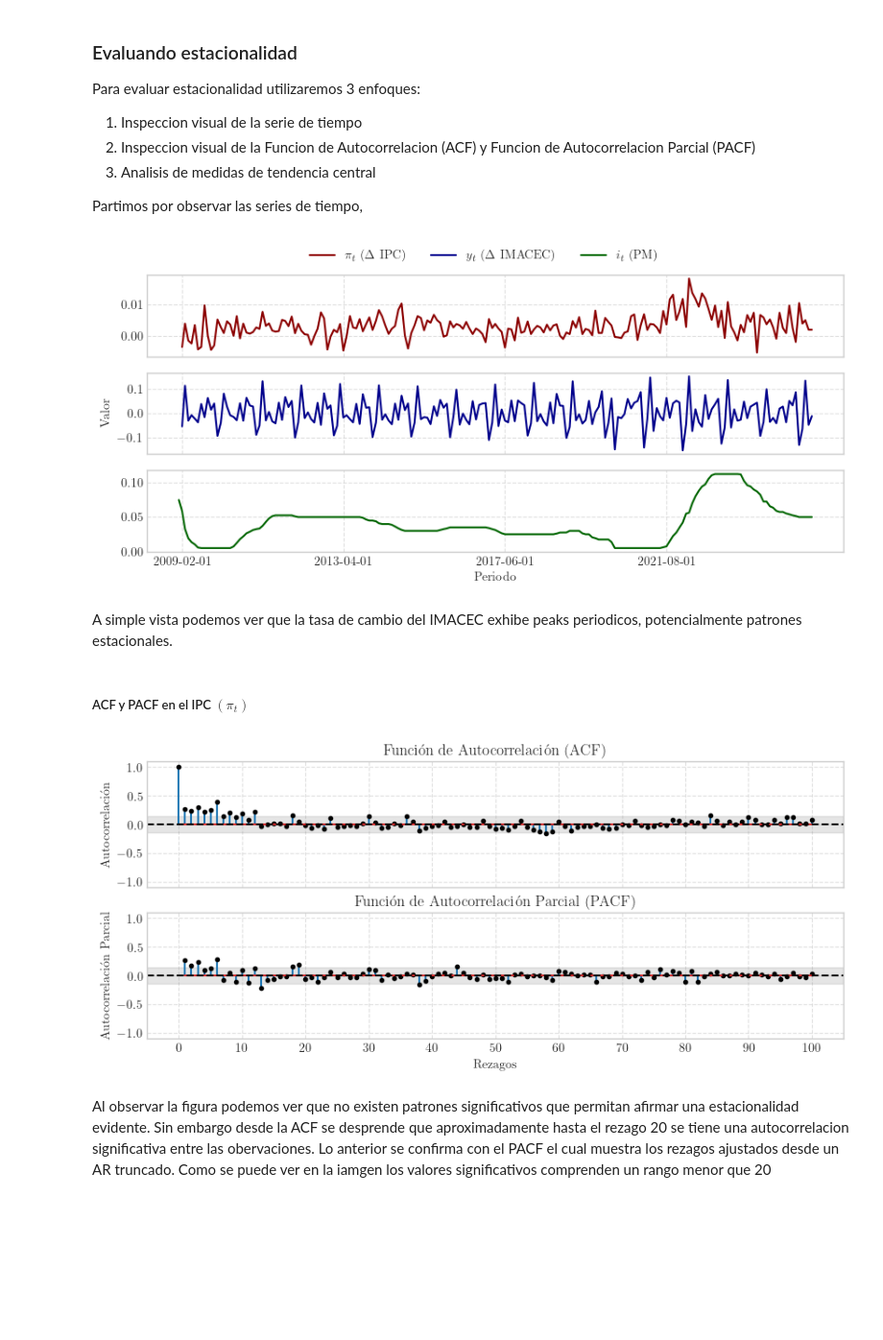
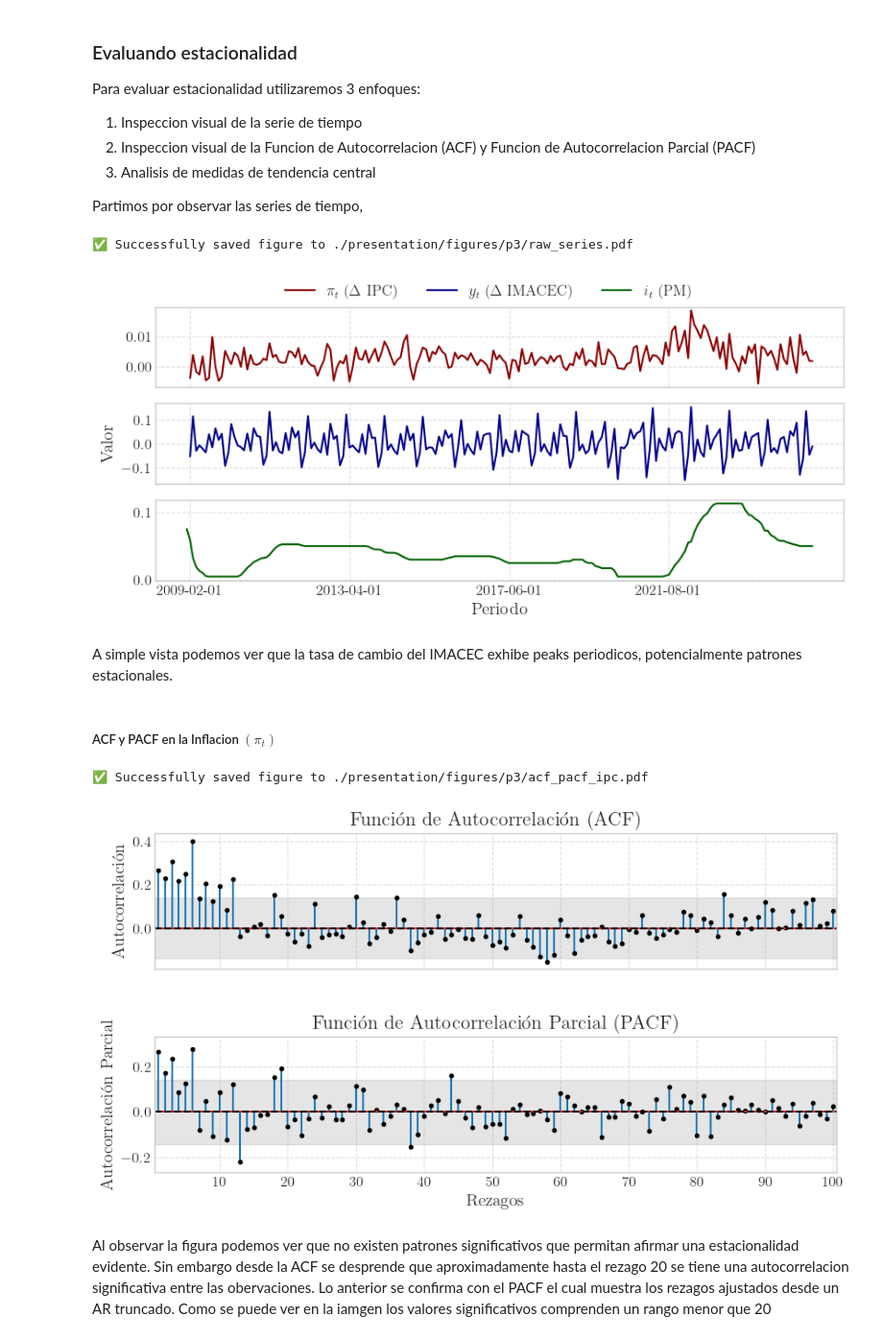
Before and after one commit to ensta630team/HW1---Python, a Jupyter notebook: presentation/notebooks/pregunta_3.ipynb, the cells around one changed output. Shown at 96% size. Drawn from its saved outputs; the diff is of its cells as text; code cells hidden in the pictures; blank space fills up the shorter version.

Commit message:
plots

```diff
--- a/presentation/notebooks/pregunta_3.ipynb
+++ b/presentation/notebooks/pregunta_3.ipynb
@@ -49,17 +51,21 @@ Partimos por observar las series de tiempo,
 # %%
 fig, axes = plt.subplots(3, 1, figsize=(10, 4), sharex=True)
 fig, axes = uplot.plot_series_p3(dataset, fig, axes)
+uplot.save_figure(fig, './presentation/figures/p3/raw_series.pdf')
 # %% [output]
+✅ Successfully saved figure to ./presentation/figures/p3/raw_series.pdf
-[figure, old version]
+[figure, new version]
 # %% [markdown]
 A simple vista podemos ver que la tasa de cambio del IMACEC exhibe peaks periodicos, potencialmente patrones estacionales.
 # %% [markdown]
-##### ACF y PACF en el IPC $(\pi_t)$
+##### ACF y PACF en la Inflacion $(\pi_t)$
 # %%
-fig, axes = plt.subplots(2, 1, figsize=(10, 4), sharex=True)
+fig, axes = plt.subplots(2, 1, figsize=(10, 5), sharex=True, gridspec_kw={'hspace':0.5})
 fig, axes = uplot.plot_acf_pacf(dataset['pi_t'], lags= 100, fig=fig, axes=axes)
+uplot.save_figure(fig, './presentation/figures/p3/acf_pacf_ipc.pdf')
 # %% [output]
+✅ Successfully saved figure to ./presentation/figures/p3/acf_pacf_ipc.pdf
-[figure, old version]
+[figure, new version]
 # %% [markdown]
 Al observar la figura podemos ver que no existen patrones significativos que permitan afirmar una estacionalidad evidente. Sin embargo desde la ACF se desprende que aproximadamente hasta el rezago 20 se tiene una autocorrelacion significativa entre las obervaciones. Lo anterior se confirma con el PACF el cual muestra los rezagos ajustados desde un AR truncado. Como se puede ver en la iamgen los valores significativos comprenden un rango menor que 20
 # %% [markdown]
```
Also changed, not shown: parts of 12 cells of this notebook, 15 other files.
